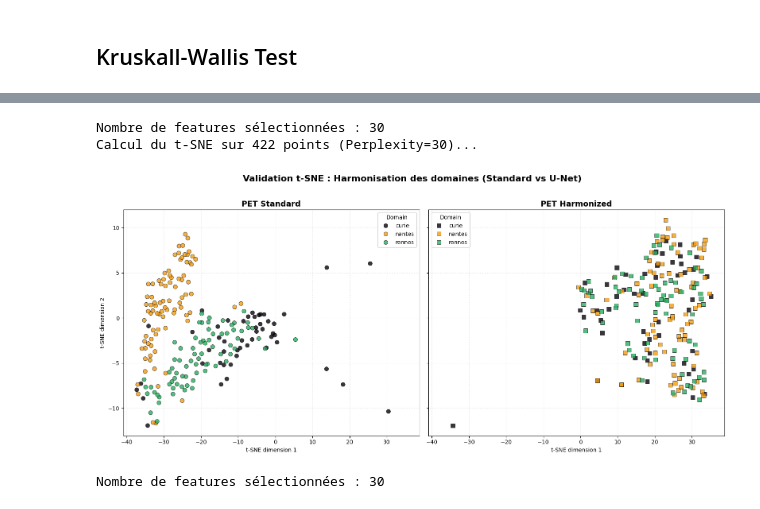
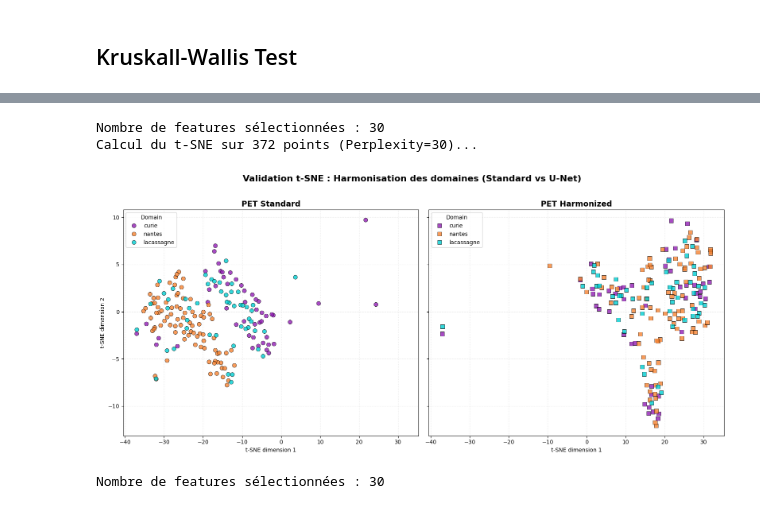
Before and after one commit to Arksyd96/federated-pet-harmonization, a Jupyter notebook: notebooks/evaluate_harmonization_radiomics.ipynb, the cells around one changed output, grey strips where cells are left out. Drawn from its saved outputs; the diff is of its cells as text; code cells hidden in the pictures.

Commit message:
curie lacassagne features representation

```diff
--- a/notebooks/evaluate_harmonization_radiomics.ipynb
+++ b/notebooks/evaluate_harmonization_radiomics.ipynb
@@ -173,7 +173,7 @@ if total_features > 0:
     print(f"❌ Features dégradées (Biais augmenté) : {worsened_features} / {total_features}")
 
     # --- TOP 30 DES MEILLEURES AMÉLIORATIONS ---
-    df_top30 = kw_results.sort_values(by='Amélioration (%)', ascending=False).head(30)
+    df_top30 = kw_results.sort_values(by='Amélioration (%)', ascending=False)# .head(30)
 
     print("\n" + "="*80)
     print("🏆 TOP 30 DES FEATURES LES PLUS HARMONISÉES PAR TON MODÈLE")
@@ -532,19 +536,19 @@ Nombre de features sélectionnées : 30
 # %%
 features = df_top30['Feature'].tolist()
 
 selected_features = df_top30[df_top30['Feature'].isin(features)].copy()
 print(f"Nombre de features sélectionnées : {len(features)}")
 
-voi_master_df = master_df[(master_df['VOI'] == 'liver') & (master_df['Domain'].isin(['nantes', 'curie', 'rennes']))]
+voi_master_df = master_df[(master_df['VOI'] == 'liver') & (master_df['Domain'].isin(['nantes', 'curie', 'lacassagne']))]
 
 df_std = voi_master_df[voi_master_df['Modality'] == 'pet'].copy()
 df_harm = voi_master_df[voi_master_df['Modality'] == 'harmonized-pet-vae'].copy()
 
 display_tsne(df_std, df_harm, selected_features)
 # %% [output]
 Nombre de features sélectionnées : 30
-Calcul du t-SNE sur 422 points (Perplexity=30)...
+Calcul du t-SNE sur 372 points (Perplexity=30)...
-[figure, old version]
+[figure, new version]
 # %%
 features = df_top30['Feature'].tolist()
 
```
Also changed, not shown: parts of 6 cells of this notebook, 1 other file.
